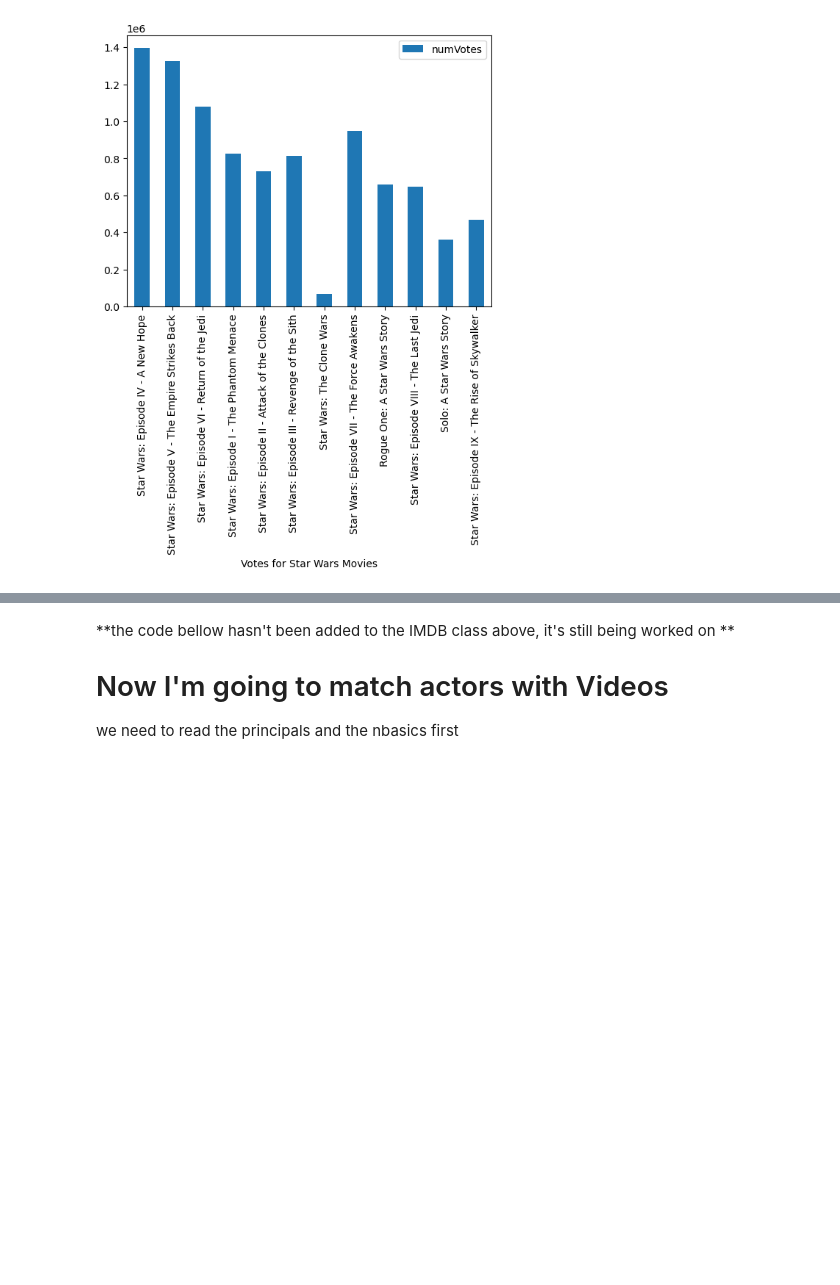
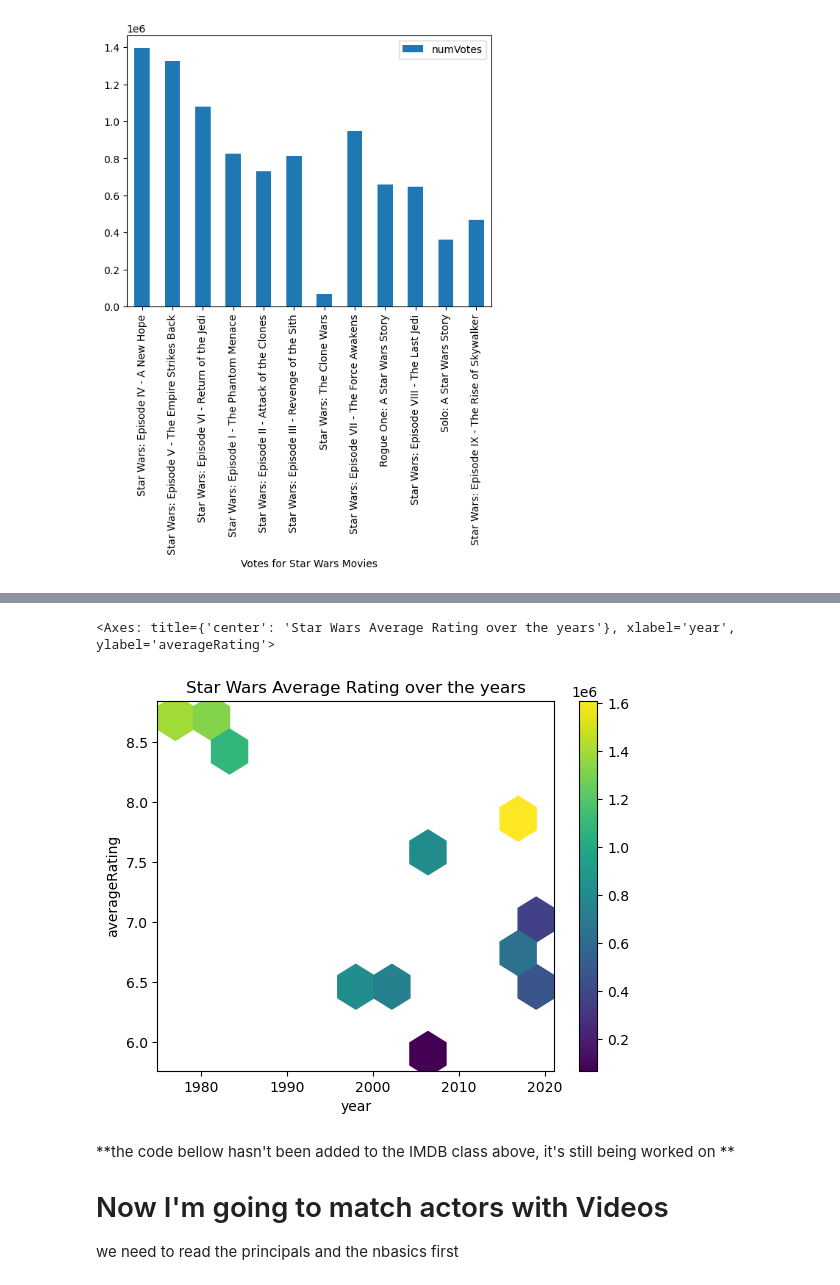
Before and after one commit to salamcast/IMDBnotebooks-DataAnalysis, a Jupyter notebook: imdb-data-pandas-playground.ipynb, the cells around one changed output, grey strips where cells are left out. Drawn from its saved outputs; the diff is of its cells as text; code cells hidden in the pictures; blank space fills up the shorter version.

```diff
--- a/imdb-data-pandas-playground.ipynb
+++ b/imdb-data-pandas-playground.ipynb
@@ -350,3 +394,15 @@ SW.plot.bar(x='primaryTitle', y='numVotes', xlabel="Votes for Star Wars Movies")
+# %%
+
+SW.plot.hexbin(x='year',
+                    y='averageRating',
+                    C='numVotes',
+                    reduce_C_function=np.sum,
+                    gridsize=10,
+                    cmap="viridis", title="Star Wars Average Rating over the years"
+               )
+# %% [output]
+<Axes: title={'center': 'Star Wars Average Rating over the years'}, xlabel='year', ylabel='averageRating'>
+[figure, added]
 # %% [markdown]
 **the code bellow hasn't been added to the IMDB class above, it's still being worked on **
 
```
Also changed, not shown: parts of 20 cells of this notebook.
